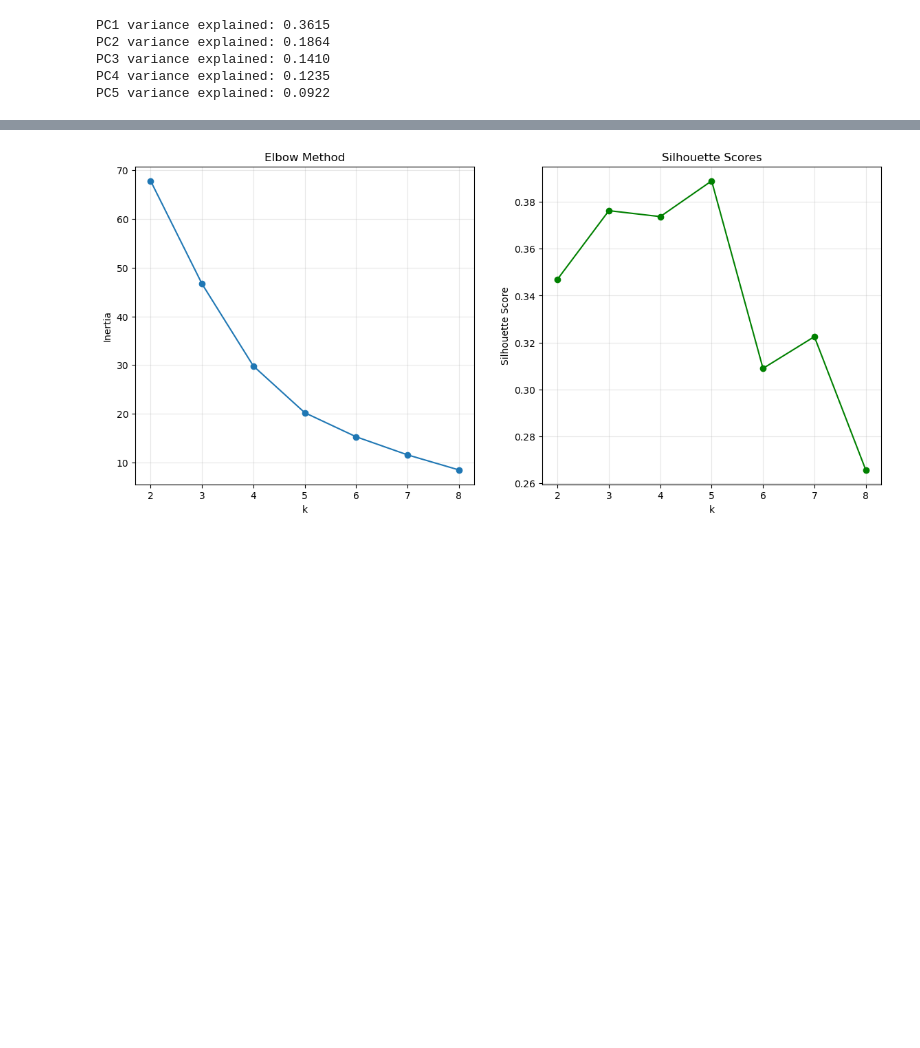
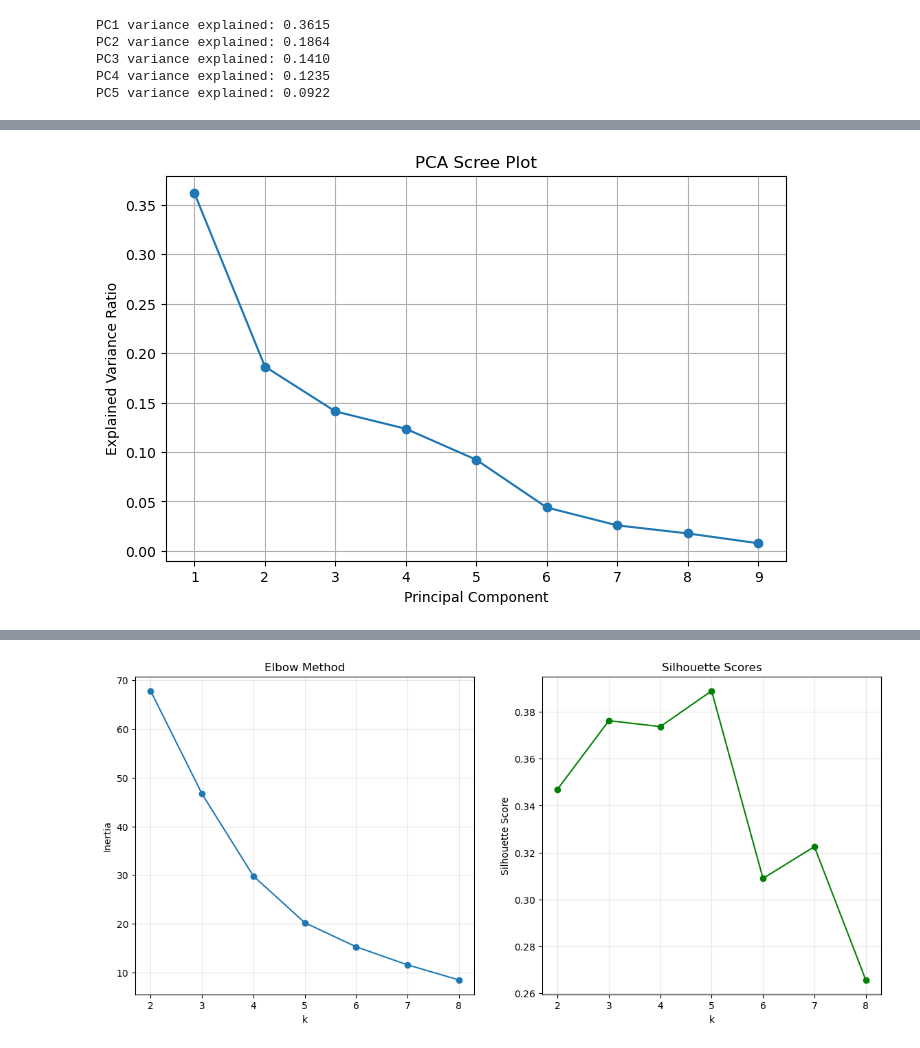
Before and after one commit to daniehben/worldbank-api-pipeline, a Jupyter notebook: notebooks/Clustering.ipynb, the cells around one changed output, grey strips where cells are left out. Drawn from its saved outputs; the diff is of its cells as text; code cells hidden in the pictures; blank space fills up the shorter version.

```diff
--- a/notebooks/Clustering.ipynb
+++ b/notebooks/Clustering.ipynb
@@ -110,0 +141,11 @@ PCA DataFrame created:
+# %%
+plt.figure(figsize=(8,5))
+plt.plot(range(1, len(variance_ratios)+1), variance_ratios, marker='o')
+plt.title("PCA Scree Plot")
+plt.xlabel("Principal Component")
+plt.ylabel("Explained Variance Ratio")
+plt.grid(True)
+plt.savefig(OUTPUT_DIR / "pca_scree_plot.png", dpi=300)
+plt.show()
+# %% [output]
+[figure, added]
```
Also changed, not shown: parts of 54 cells of this notebook, 2 other files.
